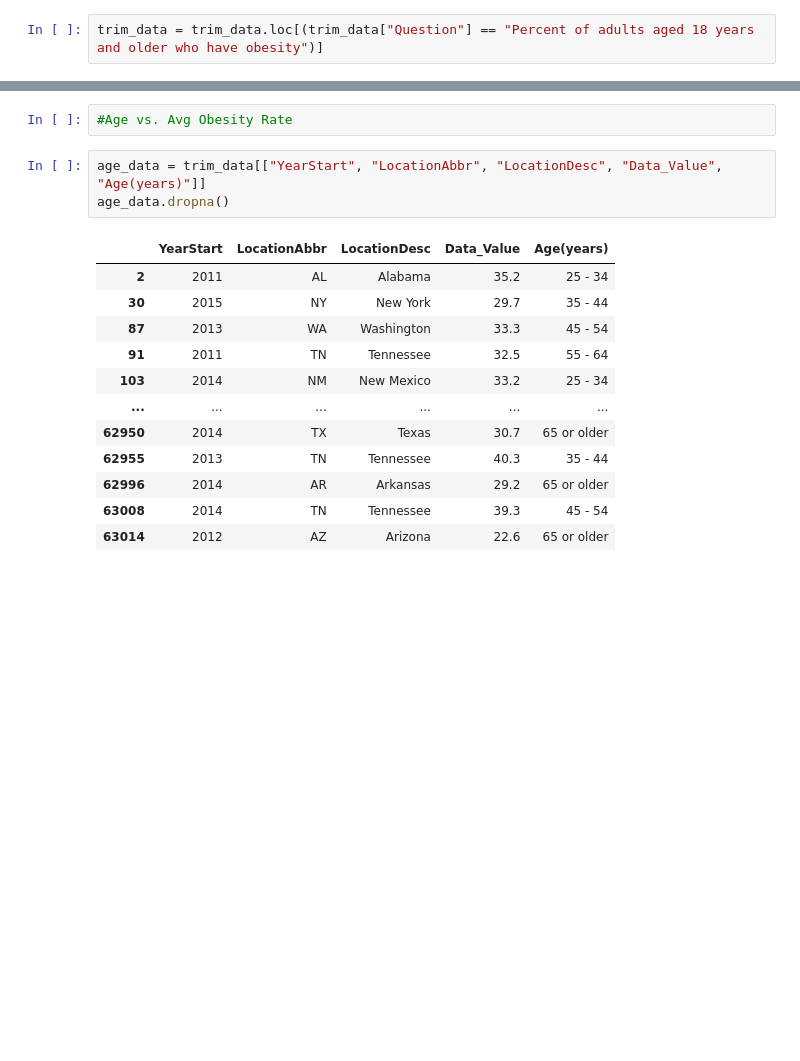
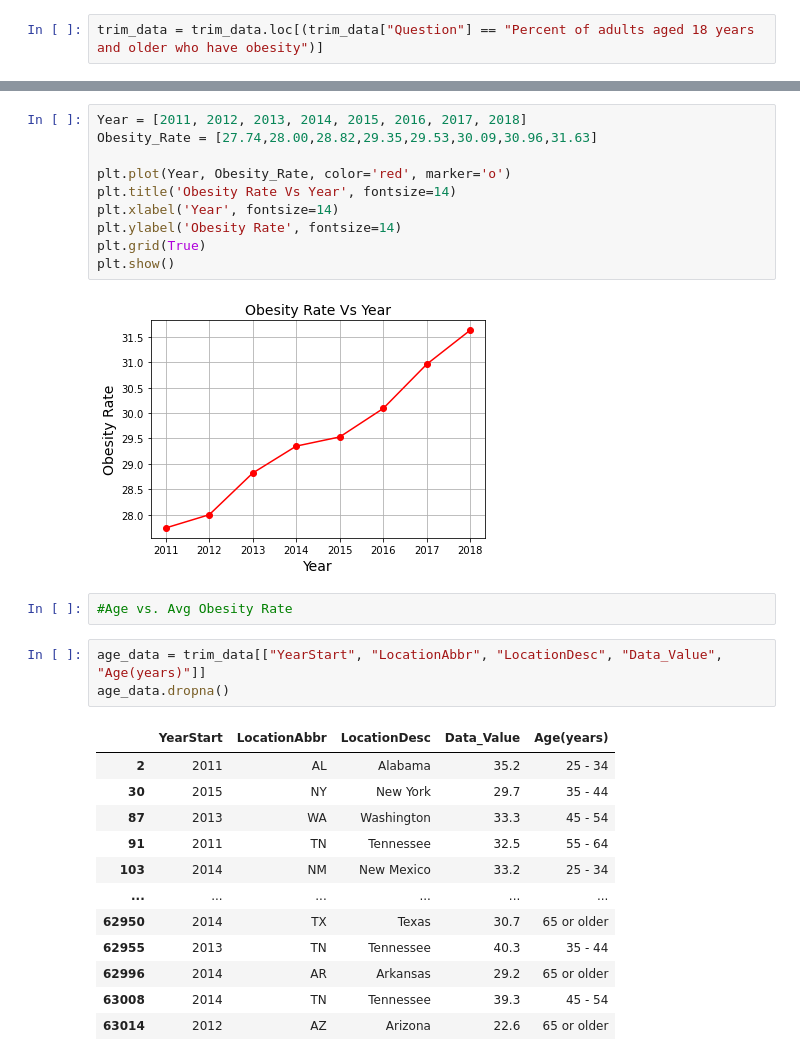
Before and after one commit to atpappa/Project1, a Jupyter notebook: DataExploration/cdc_data - Copy2.ipynb, the cells around one changed output, grey strips where cells are left out. Saved outputs shown, nothing was run; the diff lists cells and outputs as text; blank space fills up the shorter version.

Commit message:
"added visual"

```diff
--- a/DataExploration/cdc_data - Copy2.ipynb
+++ b/DataExploration/cdc_data - Copy2.ipynb
@@ -32,3 +66,15 @@ trim_data = trim_data.loc[(trim_data["Question"] == "Percent of adults aged 18 y
+# %%
+Year = [2011, 2012, 2013, 2014, 2015, 2016, 2017, 2018]
+Obesity_Rate = [27.74,28.00,28.82,29.35,29.53,30.09,30.96,31.63]
+
+plt.plot(Year, Obesity_Rate, color='red', marker='o')
+plt.title('Obesity Rate Vs Year', fontsize=14)
+plt.xlabel('Year', fontsize=14)
+plt.ylabel('Obesity Rate', fontsize=14)
+plt.grid(True)
+plt.show()
+# %% [output]
+[figure, added]
 # %%
 #Age vs. Avg Obesity Rate
 # %%
```
Also changed, not shown: parts of 6 cells of this notebook.
